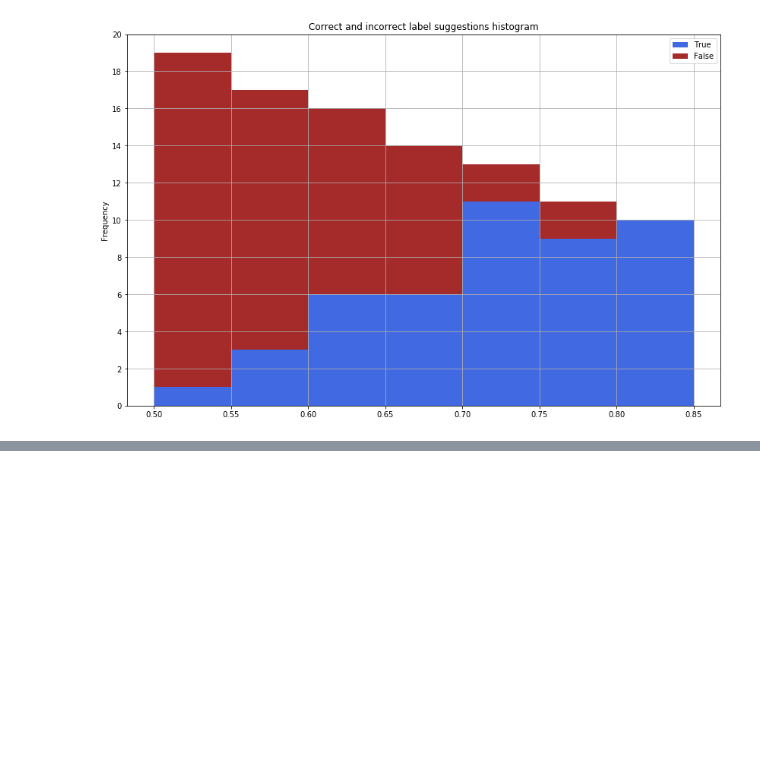
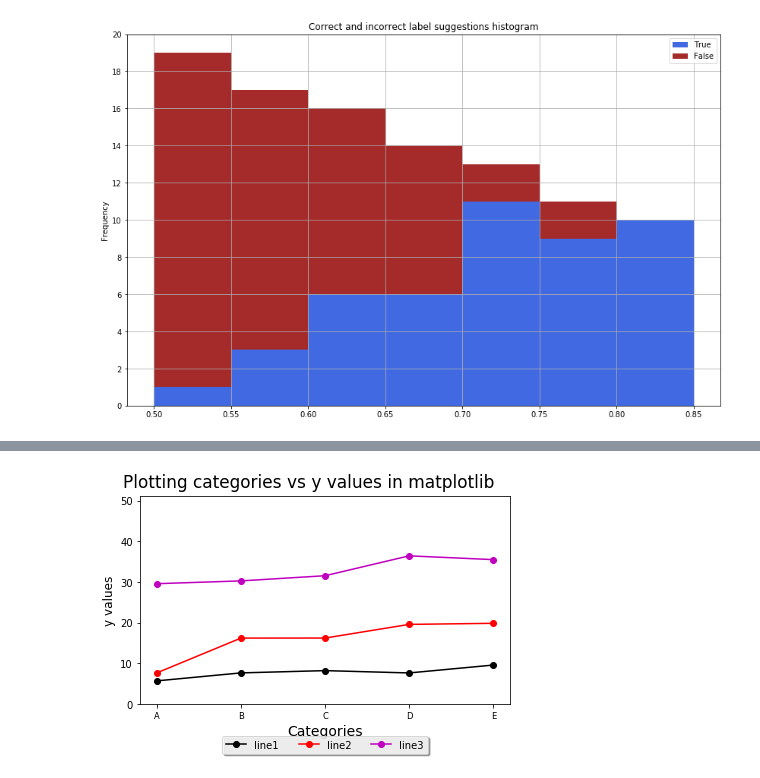
Before and after one commit to jraiskin/Automated_categorization_medication, a Jupyter notebook: plot_figures.ipynb, the cells around one changed output, grey strips where cells are left out. Saved outputs shown, nothing was run; the diff lists cells and outputs as text; code cells hidden in the pictures; blank space fills up the shorter version.

```diff
--- a/plot_figures.ipynb
+++ b/plot_figures.ipynb
@@ -626,0 +918,30 @@ plt.savefig(figure_dir + 'suggestion_feedback_hist.pdf', bbox_inches='tight')
+# %%
+data1=[5.65,7.61,8.17,7.60,9.54]
+data2=[7.61,16.17,16.18,19.54,19.81]
+data3=[29.55,30.24,31.51,36.40,35.47]
+
+x_axis=['A','B','C','D','E']
+
+import matplotlib.pyplot as plt
+fig=plt.figure() #Creates a new figure
+ax1=fig.add_subplot(111) #Plot with: 1 row, 1 column, first subplot.
+line1 = ax1.plot(data1,'ko-',label='line1') #no need for str(x_axis)
+line2 = ax1.plot(data2,'ro-',label='line2')
+line3 = ax1.plot(data3,'mo-',label='line3')
+plt.xticks(range(len(data3)), x_axis, size='small')
+ax1.set_ylim(0,51)
+ax1.set_ylabel('y values',fontsize=12)
+#Assigning labels
+lines = line1+line2+line3
+labels = [l.get_label() for l in lines]
+ax1.legend(lines,labels,loc='upper center',
+           prop={'size':10}, bbox_to_anchor=(0.5, -0.13), fancybox=True, shadow=True, ncol=5)
+ax1.set_xlabel('Categories',fontsize=14)
+plt.setp(ax1.get_xticklabels(), visible=True)
+title_string=('Plotting categories vs y values in matplotlib')
+plt.suptitle(title_string, y=1.0, fontsize=17)
+fig.tight_layout()
+fig.subplots_adjust(top=0.92,bottom=0.2)
+plt.show()
+# %% [output]
+[figure, added]
```
Also changed, not shown: parts of 8 cells of this notebook, 1 other file.
